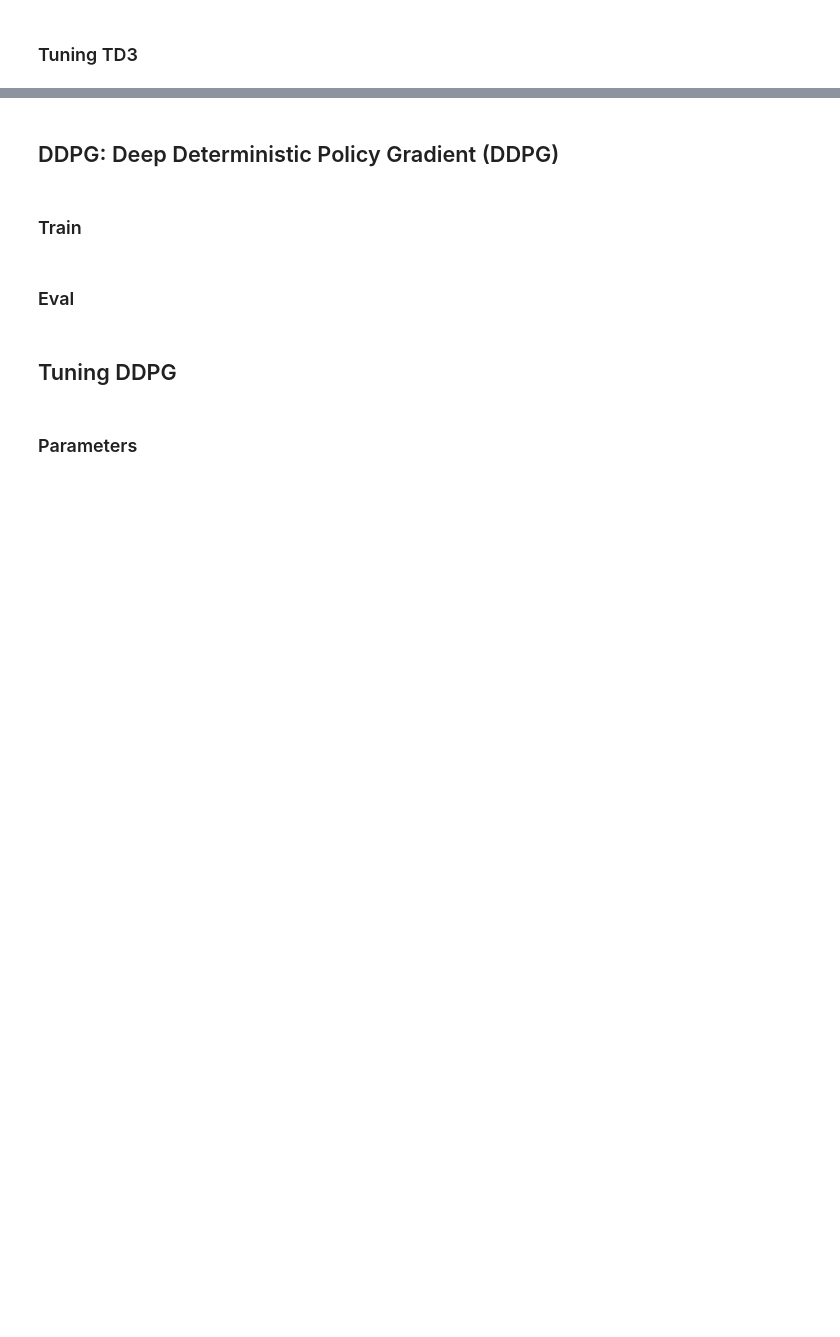
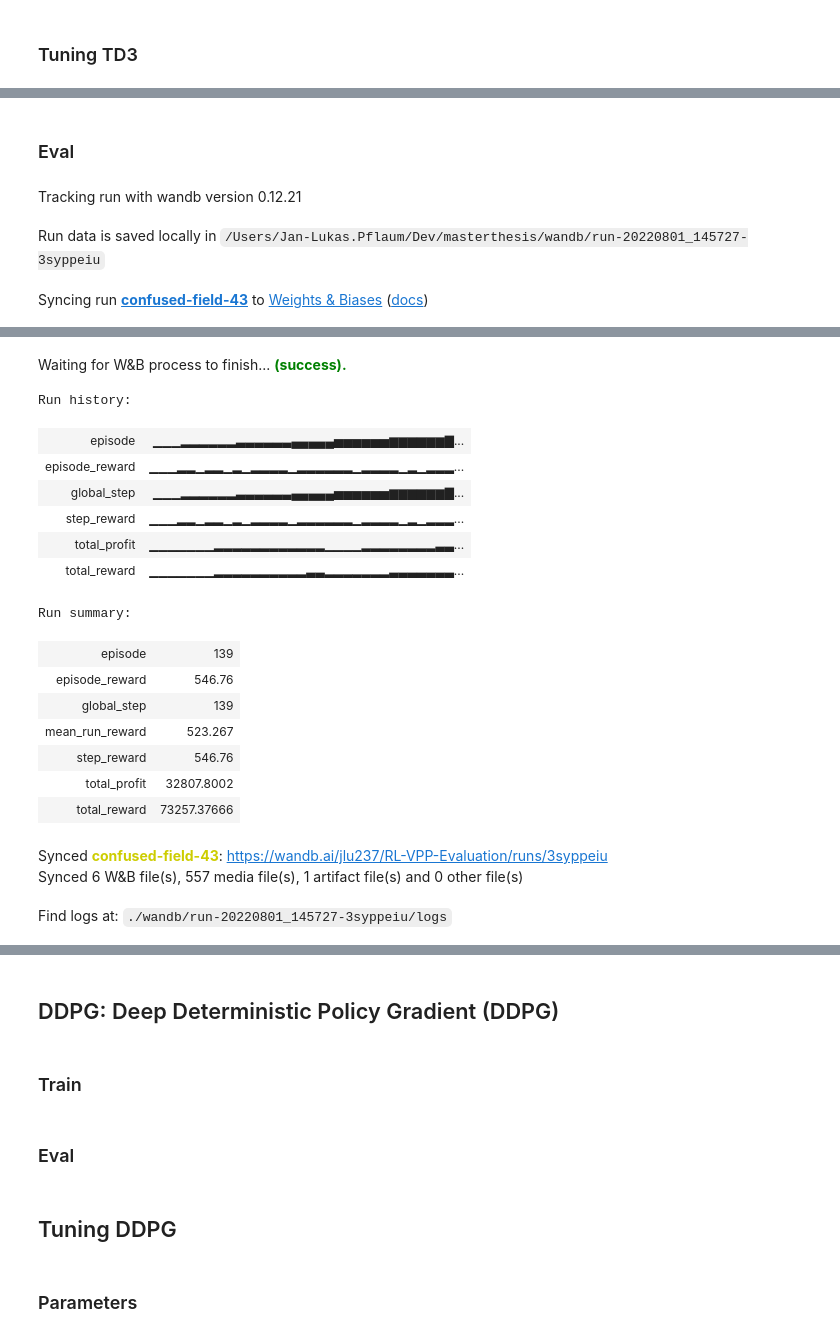
Before and after one commit to jlp237/MA-VPP-RL-bidding, a Jupyter notebook: 02_VPPBiddingEnv.ipynb, the cells around one changed output, grey strips where cells are left out. Drawn from its saved outputs; the diff is of its cells as text; code cells hidden in the pictures; blank space fills up the shorter version.

```diff
--- a/02_VPPBiddingEnv.ipynb
+++ b/02_VPPBiddingEnv.ipynb
@@ -382,0 +708,50 @@ except KeyboardInterrupt:
+# %% [markdown]
+### Eval
+# %%
+from stable_baselines3.common.monitor import Monitor
+
+eval_env = make('VPPBiddingEnv-EVAL-v1')
+eval_env = RecordEpisodeStatistics(eval_env) # record stats such as returns
+
+wandb.init(
+    sync_tensorboard=True,  # automatically upload SB3's tensorboard metrics to W&B
+    project="RL-VPP-Evaluation",
+    #monitor_gym=True,       # automatically upload gym environements' videos
+    save_code=True,
+    entity="jlu237",
+    tags=["SAC"],
+    job_type="eval"
+)
+
+
+tbl = wandb.Table(columns=["episode", "bid_submission_time"])
+
+episodes = 140
+
+for i_episode in range(episodes):
+    observation = eval_env.reset()
+    for t in range(1):
+        eval_env.render(mode="human")
+        logging.debug("observation : " + str(observation))
+        action, _states = model.predict(observation)
+        observation, reward, done, info = eval_env.step(action)
+        if done:
+            print('Episode: {} Info: {}'.format(i_episode, info))
+            tbl.add_data(i_episode, info["bid_submission_time"])
+            wandb.log({"episode_reward": reward,
+                       "episode": i_episode
+                      })
+
+            break
+wandb.log({"bid_submission_time" : tbl})
+
+eval_env.close()
+mean_run_reward = info["total_reward"] / episodes
+
+wandb.run.summary["mean_run_reward"] = mean_run_reward
+print("Mean Run Reward: " + str(mean_run_reward))
+wandb.finish()
+# %% [output]
+Tracking run with wandb version 0.12.21
+Run data is saved locally in /Users/Jan-Lukas.Pflaum/Dev/masterthesis/wandb/run-20220801_145727-3syppeiu
+Syncing run confused-field-43 to Weights & Biases (docs)
@@ -382,0 +775,19 @@ except KeyboardInterrupt:
+Waiting for W&B process to finish... (success).
+Run history:
+| episode | ▁▁▁▂▂▂▂▂▂▃▃▃▃▃▃▄▄▄▄▄▅▅▅▅▅▅▆▆▆▆▆▆▇... |
+| episode_reward | ▁▁▁▂▂▁▂▂▁▂▁▂▂▂▂▁▂▂▂▂▂▂▁▂▂▂▂▁▂▁▂▂▂... |
+| global_step | ▁▁▁▂▂▂▂▂▂▃▃▃▃▃▃▄▄▄▄▄▅▅▅▅▅▅▆▆▆▆▆▆▇... |
+| step_reward | ▁▁▁▂▂▁▂▂▁▂▁▂▂▂▂▁▂▂▂▂▂▂▁▂▂▂▂▁▂▁▂▂▂... |
+| total_profit | ▁▁▁▁▁▁▁▂▂▂▂▂▂▂▂▂▂▂▂▁▁▁▁▂▂▂▂▂▂▂▂▃▃... |
+| total_reward | ▁▁▁▁▁▁▁▂▂▂▂▂▂▂▂▂▂▃▃▂▂▂▂▂▂▂▃▃▃▃▃▃▃... |
+Run summary:
+| episode | 139 |
+| episode_reward | 546.76 |
+| global_step | 139 |
+| mean_run_reward | 523.267 |
+| step_reward | 546.76 |
+| total_profit | 32807.8002 |
+| total_reward | 73257.37666 |
+Synced confused-field-43: https://wandb.ai/jlu237/RL-VPP-Evaluation/runs/3syppeiu
+Synced 6 W&B file(s), 557 media file(s), 1 artifact file(s) and 0 other file(s)
+Find logs at: ./wandb/run-20220801_145727-3syppeiu/logs
```
Also changed, not shown: parts of 50 cells of this notebook, 6 other files.
